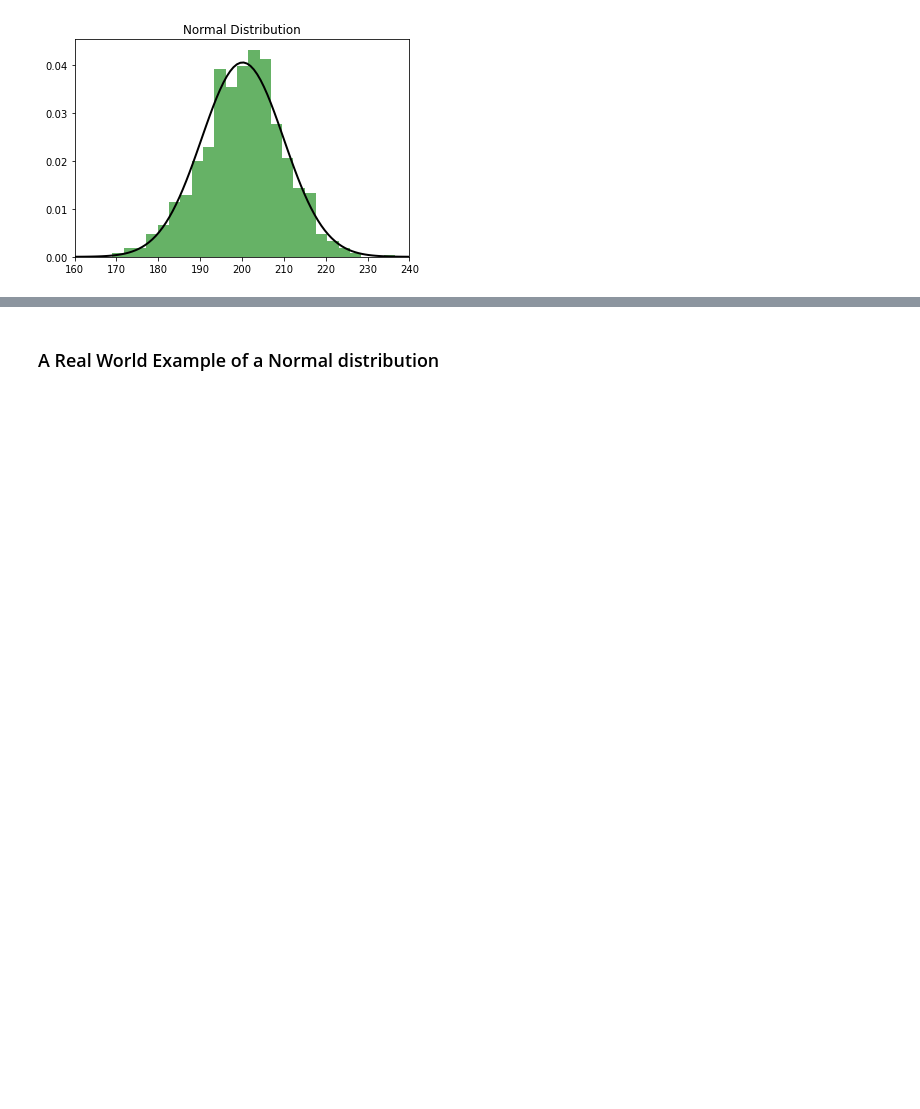
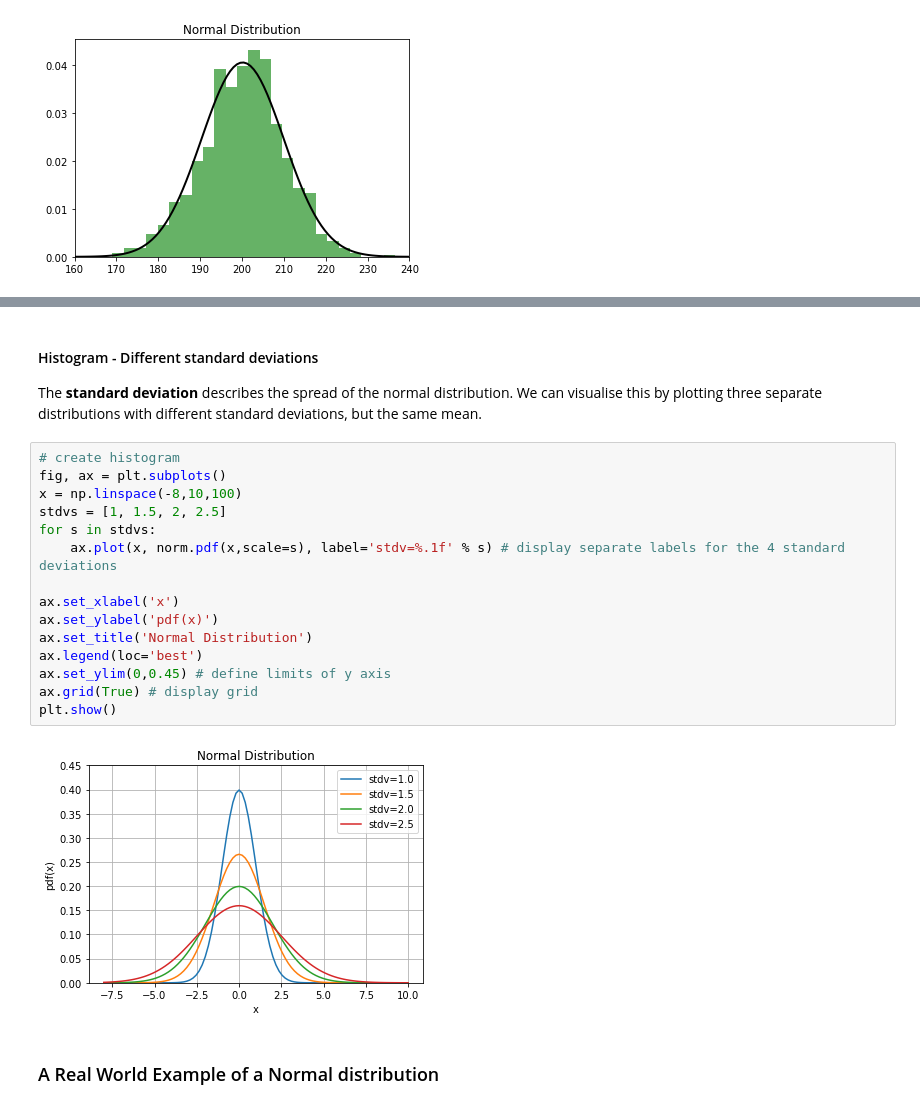
Before and after one commit to martincusack979/fundanalysis-assesment, a Jupyter notebook: normal-distribution.ipynb, the cells around one changed output, grey strips where cells are left out. Saved outputs shown, nothing was run; the diff lists cells and outputs as text; blank space fills up the shorter version.

```diff
--- a/normal-distribution.ipynb
+++ b/normal-distribution.ipynb
@@ -72,3 +92,23 @@ plt.show()
+# %% [markdown]
+#### Histogram - Different standard deviations
+The **standard deviation** describes the spread of the normal distribution. We can visualise this by plotting three separate distributions with different standard deviations, but the same mean.
+# %%
+# create histogram
+fig, ax = plt.subplots()
+x = np.linspace(-8,10,100)
+stdvs = [1, 1.5, 2, 2.5]
+for s in stdvs:
+    ax.plot(x, norm.pdf(x,scale=s), label='stdv=%.1f' % s) # display separate labels for the 4 standard deviations
+
+ax.set_xlabel('x')
+ax.set_ylabel('pdf(x)')
+ax.set_title('Normal Distribution')
+ax.legend(loc='best')
+ax.set_ylim(0,0.45) # define limits of y axis
+ax.grid(True) # display grid
+plt.show()
+# %% [output]
+[figure, added]
 # %% [markdown]
 ### A Real World Example of a Normal distribution
 # %% [markdown]
```
Also changed, not shown: parts of 4 cells of this notebook.
